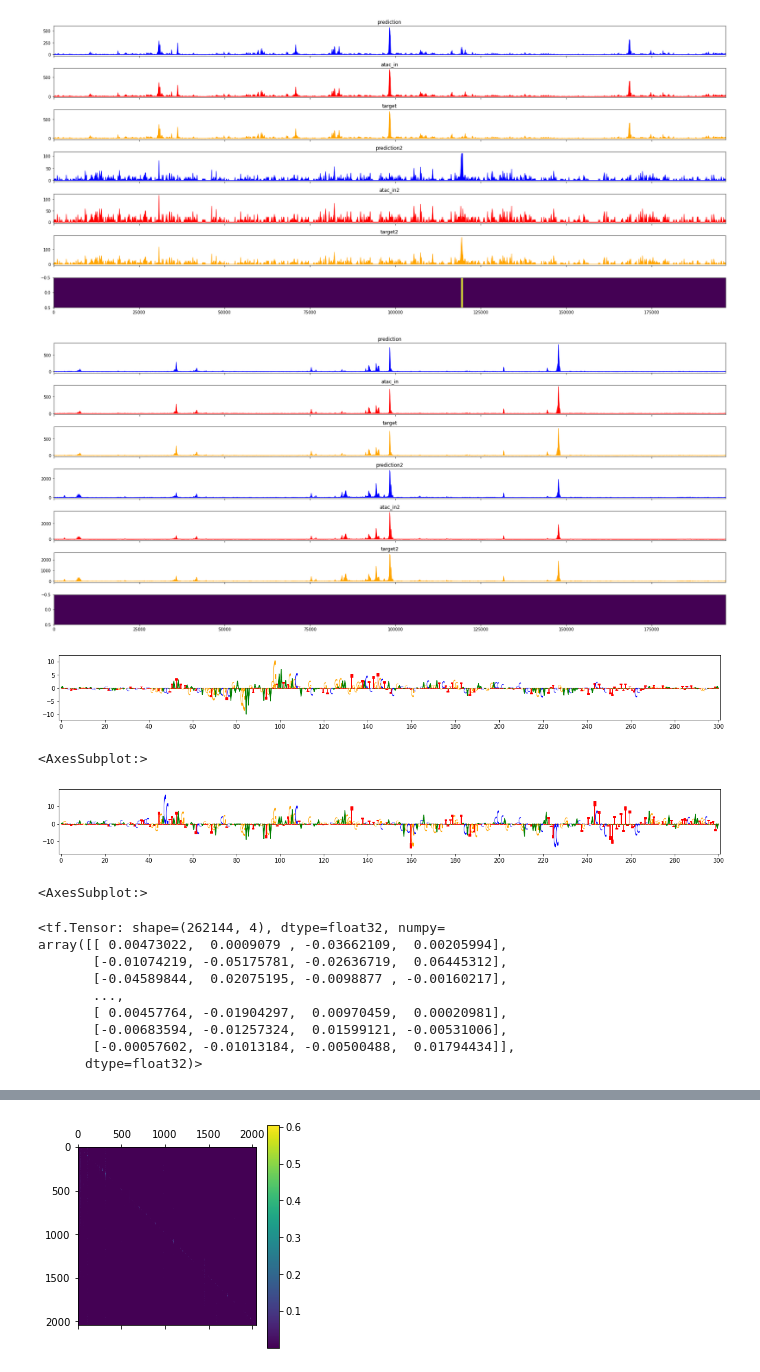
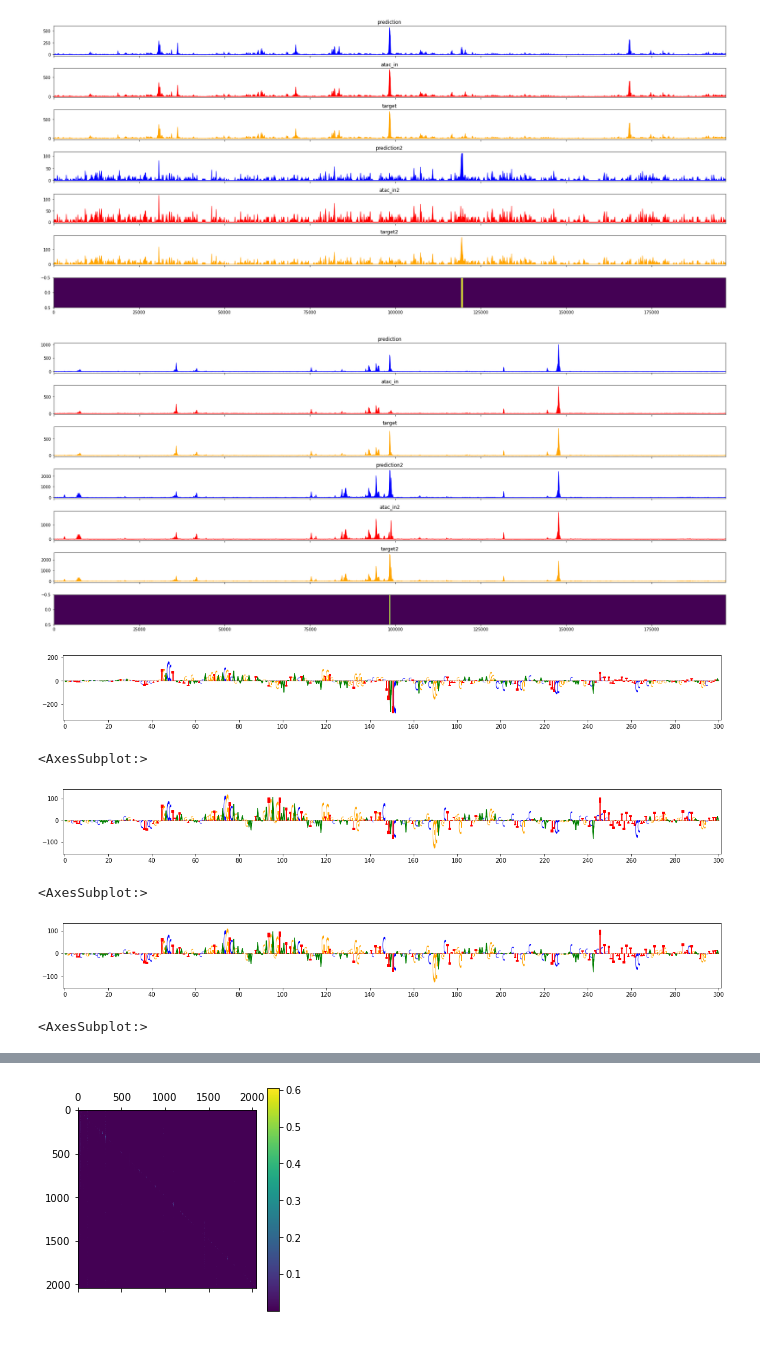
Before and after one commit to abuchin/genformer, a Jupyter notebook: visualization/plot_tracks_masked.ipynb, the cells around one changed output, grey strips where cells are left out. Saved outputs shown, nothing was run; the diff lists cells and outputs as text; code cells hidden in the pictures; blank space fills up the shorter version.

```diff
--- a/visualization/plot_tracks_masked.ipynb
+++ b/visualization/plot_tracks_masked.ipynb
@@ -542,8 +529,8 @@ write_bg(targets_out[1][0,:,0].numpy(),
          't47d_out_SLC25A21.pk2.bedgraph')
 # %%
 atac_mask = np.ones((2048,1))
-for k in tf.range(1020,1028):
-    atac_mask[k,0] = 1.0
+for k in tf.range(1023,1025):
+    atac_mask[k,0] = 0.0
 #for k in tf.range(1582,1598):
 #    atac_mask[k,0] = 0.0
 
@@ -587,7 +574,7 @@ for file in filenames:
 
     mask = np.zeros((1,1536,1))
     for k in range(1536):
-        if k in range(764,772):
+        if k in range(767,769):
             mask[0,k,0]=1
 
     seq_grads, atac_grads,full_grads, prediction,att_matrices,embedding = contribution_input_grad(model,inputs, mask)
@@ -596,34 +583,34 @@ for file in filenames:
     predictions_out.append(prediction)
     targets_out.append(test['target'])
     seq_grads_out.append(seq_grads)
     full_grads_out.append(full_grads)
 
 def plot_tracks(tracks, peaks, start, end, height=1.5):
     fig, axes = plt.subplots(len(tracks)+1, 1, figsize=(24, height * (len(tracks)+1)), sharex=True)
     for ax, (title, y) in zip(axes, tracks.items()):
         ax.fill_between(np.linspace(start, end, num=len(y[0])), y[0],color=y[1])
         ax.set_title(title)
     axes[-1].imshow(peaks, aspect = "auto", cmap="viridis")
     plt.tight_layout()
 
 #for idx, atacs in enumerate(atacs_out):
 
 tracks={'prediction': (predictions_out[0][0,:,0],'blue'),
         'atac_in': (tf.reduce_sum(tf.reshape((tf.math.exp(atacs_out[0][0,:,0])-1.0), [2048,32]),axis=1)[256:-256],'red'),
         'target': (targets_out[0][0,:,0],'orange'),
         #'prediction1': (predictions_out[1][0,:,0],'blue'),
         #'atac_in1': (tf.reduce_sum(tf.reshape(atacs_out[1][0,:,0], [2048,32]),axis=1)[256:-256],'red'),
         #'target1': (targets_out[1][0,:,0],'orange'),
         'prediction2': (predictions_out[1][0,:,0],'blue'),
         'atac_in2': (tf.reduce_sum(tf.reshape((tf.math.exp(atacs_out[1][0,:,0])-1.0), [2048,32]),axis=1)[256:-256],'red'),
         'target2': (targets_out[1][0,:,0],'orange')}
 
 
 atac_mask_expanded = (1.0 - tf.transpose(tf.slice(tf.expand_dims(tf.reshape(tf.tile(atac_mask,[1,4]),[-1]),axis=1),
          [32768,0],[196608,-1])))
 plot_tracks(tracks, atac_mask_expanded,0,196608)
 # %% [output]
-[figure, old version]
+[figure, new version]
 # %%
 ##### import modisco.visualization
 from modisco.visualization import viz_sequence
@@ -632,7 +619,7 @@ from modisco.visualization import viz_sequence
 viz_sequence.plot_weights((((tf.expand_dims(seq_grads_out[0],axis=1) - tf.reduce_mean(full_grads_out[0],axis=1,keepdims=True)) * test['sequence'][0,:,:4]))[130922:131222,:],
                           subticks_frequency=20)
 # %% [output]
-[figure, old version]
+[figure, new version]
 <AxesSubplot:>
 # %%
 ##### import modisco.visualization
@@ -641,17 +628,14 @@ from modisco.visualization import viz_sequence
 viz_sequence.plot_weights((((tf.expand_dims(seq_grads_out[1],axis=1) -  tf.reduce_mean(full_grads_out[1],axis=1,keepdims=True)) * test['sequence'][0,:,:4]))[130922:131222,:],
                           subticks_frequency=20)
 # %% [output]
-[figure, old version]
+[figure, new version]
 <AxesSubplot:>
 # %%
-full_grads_out[1]
+##### import modisco.visualization
+from modisco.visualization import viz_sequence
+#- tf.reduce_mean(full_grads_out[1], axis=1,keepdims=True)
+viz_sequence.plot_weights((((tf.expand_dims(seq_grads_out[1],axis=1)) * test['sequence'][0,:,:4]))[130922:131222,:],
+                          subticks_frequency=20)
 # %% [output]
+[figure, added]
-<tf.Tensor: shape=(262144, 4), dtype=float32, numpy=
-array([[ 0.00473022,  0.0009079 , -0.03662109,  0.00205994],
-       [-0.01074219, -0.05175781, -0.02636719,  0.06445312],
-       [-0.04589844,  0.02075195, -0.0098877 , -0.00160217],
-       ...,
-       [ 0.00457764, -0.01904297,  0.00970459,  0.00020981],
-       [-0.00683594, -0.01257324,  0.01599121, -0.00531006],
-       [-0.00057602, -0.01013184, -0.00500488,  0.01794434]],
-      dtype=float32)>
+<AxesSubplot:>
```
Also changed, not shown: parts of 3 cells of this notebook, 2 other files.
